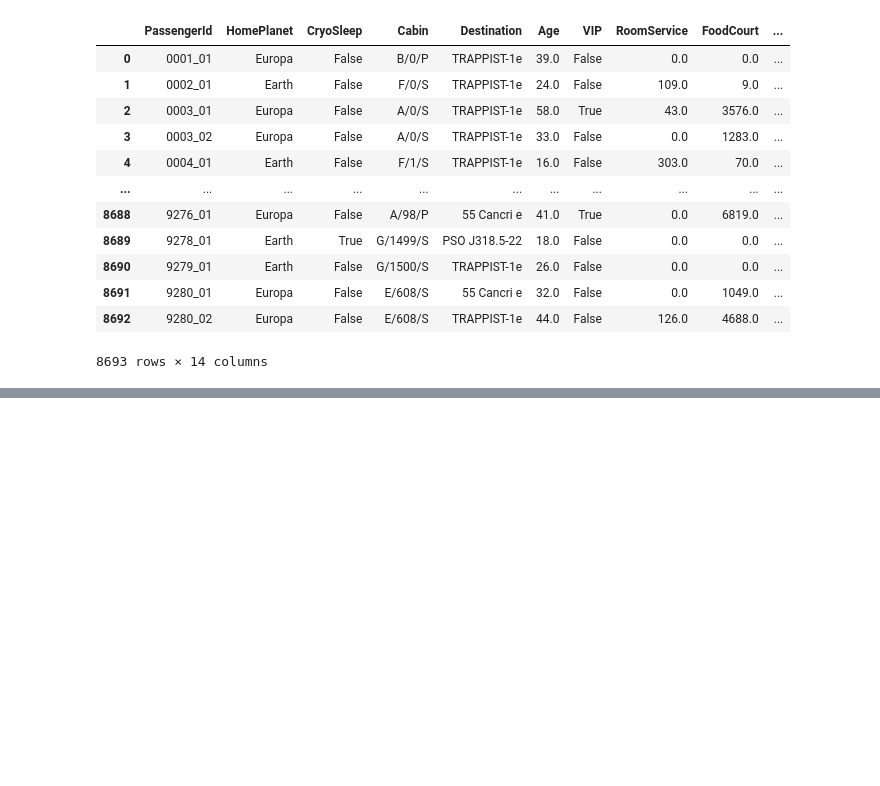
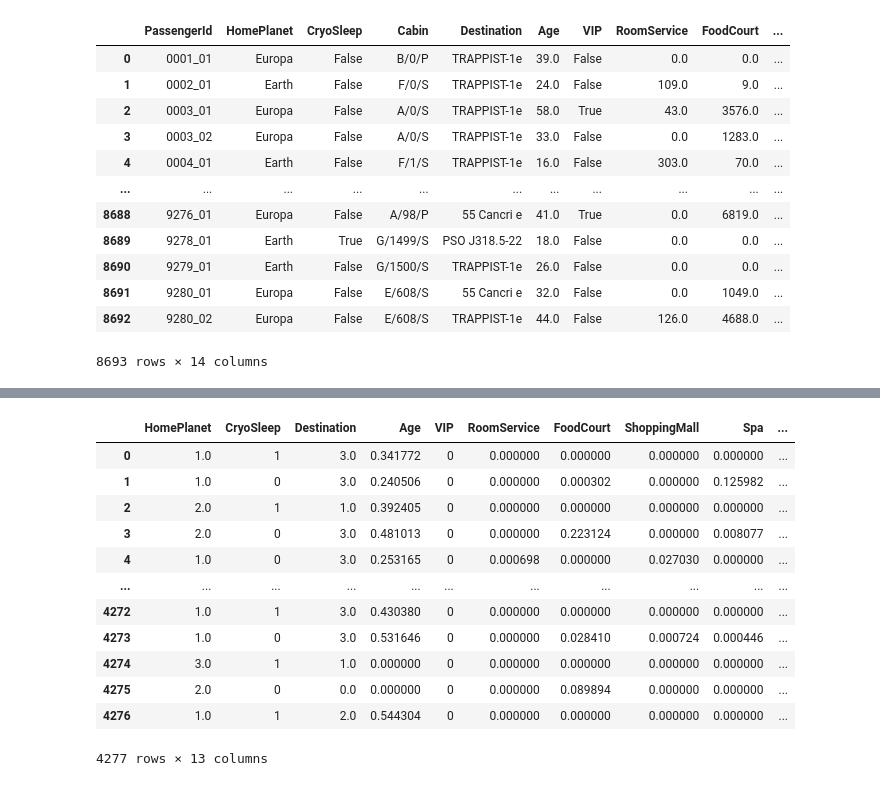
Before and after one commit to posyd0moika/SpaceShip-ML, a Jupyter notebook: program.ipynb, the cells around one changed output, grey strips where cells are left out. Cells and saved outputs as stored; diff of their text form; code cells hidden in the pictures; blank space fills up the shorter version.

```diff
--- a/program.ipynb
+++ b/program.ipynb
@@ -148,0 +151,26 @@ clf_ada.score(x_test, y_test)
+# %%
+data = pd.read_csv("test.csv")
+data = transform(data)
+
+data.Deck = enc_deck.transform(np.array(data.Deck).reshape(-1, 1).astype(str))
+data.Side = enc_side.transform(np.array(data.Side).reshape(-1, 1).astype(str))
+data.HomePlanet = enc_planet.transform(np.array(data.HomePlanet).reshape(-1, 1).astype(str))
+data.Destination = enc_destination.transform(np.array(data.Destination).reshape(-1, 1).astype(str))
+
+x_test = np.array(data.values)
+
+data
+# %% [output]
+|  | HomePlanet | CryoSleep | Destination | Age | VIP | RoomService | FoodCourt | ShoppingMall | Spa | ... |
+| 0 | 1.0 | 1 | 3.0 | 0.341772 | 0 | 0.000000 | 0.000000 | 0.000000 | 0.000000 | ... |
+| 1 | 1.0 | 0 | 3.0 | 0.240506 | 0 | 0.000000 | 0.000302 | 0.000000 | 0.125982 | ... |
+| 2 | 2.0 | 1 | 1.0 | 0.392405 | 0 | 0.000000 | 0.000000 | 0.000000 | 0.000000 | ... |
+| 3 | 2.0 | 0 | 3.0 | 0.481013 | 0 | 0.000000 | 0.223124 | 0.000000 | 0.008077 | ... |
+| 4 | 1.0 | 0 | 3.0 | 0.253165 | 0 | 0.000698 | 0.000000 | 0.027030 | 0.000000 | ... |
+| ... | ... | ... | ... | ... | ... | ... | ... | ... | ... | ... |
+| 4272 | 1.0 | 1 | 3.0 | 0.430380 | 0 | 0.000000 | 0.000000 | 0.000000 | 0.000000 | ... |
+| 4273 | 1.0 | 0 | 3.0 | 0.531646 | 0 | 0.000000 | 0.028410 | 0.000724 | 0.000446 | ... |
+| 4274 | 3.0 | 1 | 1.0 | 0.000000 | 0 | 0.000000 | 0.000000 | 0.000000 | 0.000000 | ... |
+| 4275 | 2.0 | 0 | 0.0 | 0.000000 | 0 | 0.000000 | 0.089894 | 0.000000 | 0.000000 | ... |
+| 4276 | 1.0 | 1 | 2.0 | 0.544304 | 0 | 0.000000 | 0.000000 | 0.000000 | 0.000000 | ... |
+4277 rows × 13 columns
```
Also changed, not shown: parts of 8 cells of this notebook, 6 other files.
